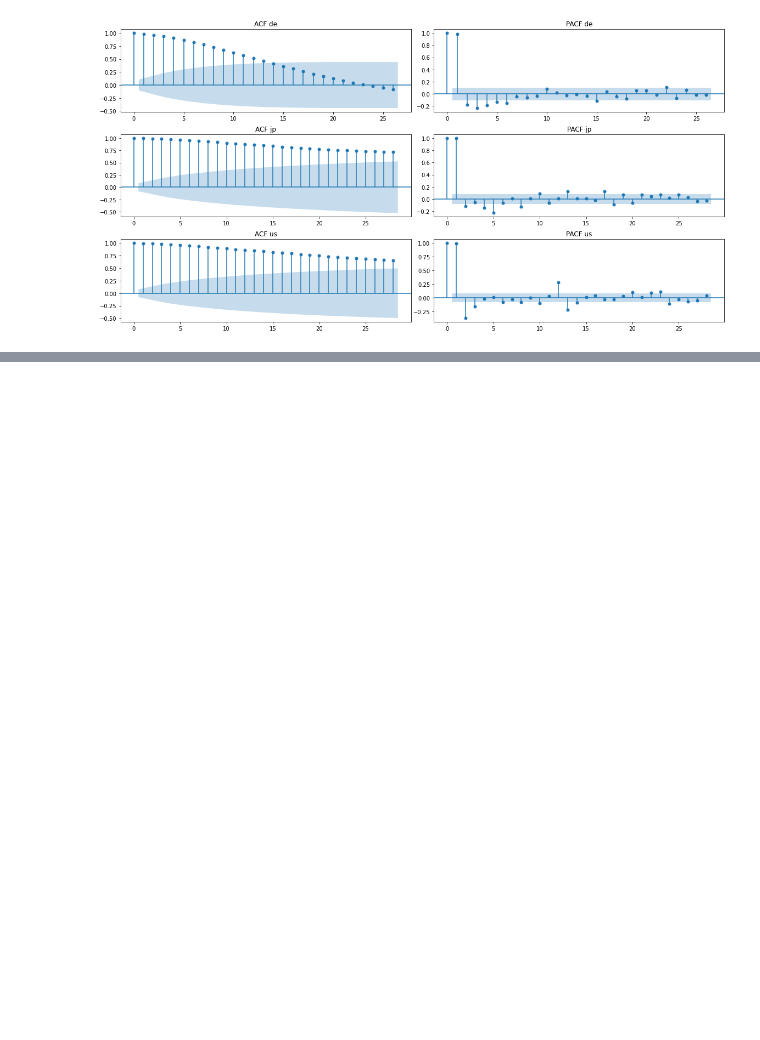
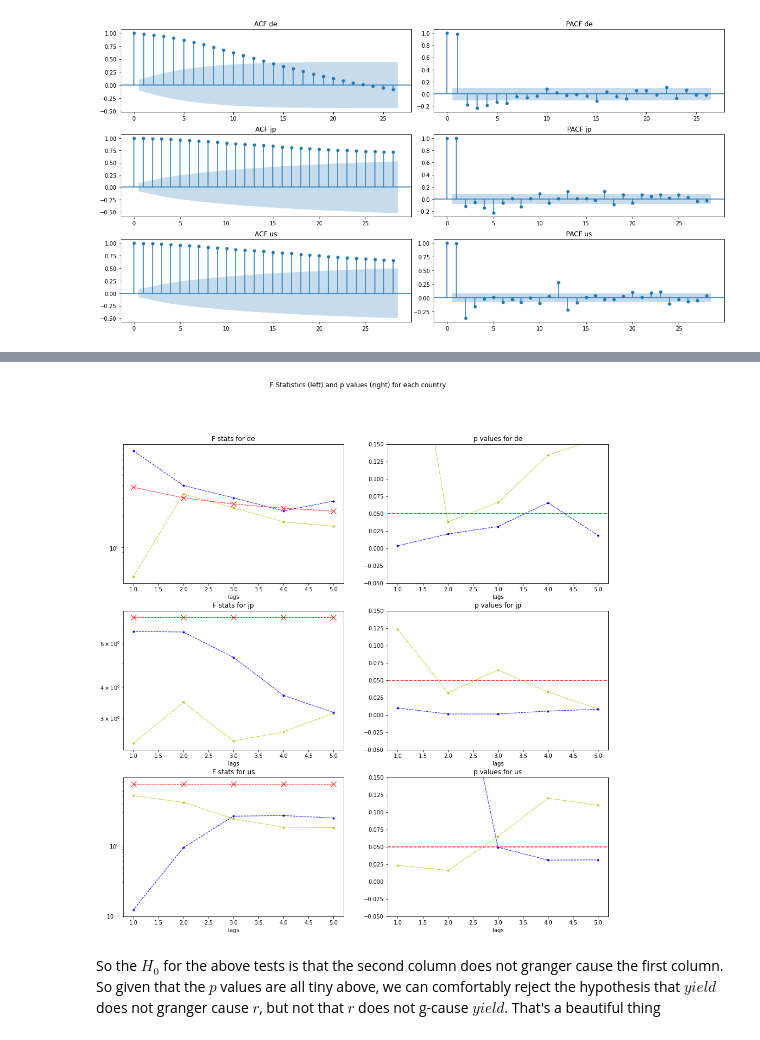
Before and after one commit to jthk1618/Causality, a Jupyter notebook: gdp_and_interest_rates.ipynb, the cells around one changed output, grey strips where cells are left out. Drawn from its saved outputs; the diff is of its cells as text; code cells hidden in the pictures; blank space fills up the shorter version.

```diff
--- a/gdp_and_interest_rates.ipynb
+++ b/gdp_and_interest_rates.ipynb
@@ -442,0 +422,11 @@ parameter F test:         F=3.1413  , p=0.0086  , df_denom=362, df_num=5
+# %%
+from statsmodels.tsa.stattools import grangercausalitytests as granger
+
+maxlag = 5 # test g-causality for lags 1 thorugh maxlag
+g_results = {}
+for c in countries:
+    h0 = df[["{}_y".format(c), "{}_r".format(c)]].dropna() # This will test "r g-causes y"
+    h1 = df[["{}_r".format(c), "jp_y".format(c)]].dropna() # This will test "y g-causes r"
+    test_h0 = granger(h0, maxlag=maxlag, verbose=False)
+    test_h1 = granger(h1, maxlag=maxlag, verbose=False)
+    g_results[c] = {"h0" : test_h0, "h1" : test_h1}
@@ -442,0 +459,52 @@ parameter F test:         F=3.1413  , p=0.0086  , df_denom=362, df_num=5
+# %%
+# --- Plot the Statistics
+
+_, ax = plt.subplots(3, 2, figsize=(16, 16))
+_.suptitle("F Statistics (left) and p values (right) for each country")
+
+significance = 0.05
+
+for i, c in enumerate(countries):
+    lags = range(1, maxlag+1)
+    tests = g_results[c]
+
+    # --- F test statistic
+    h0_ftest = [tests["h0"][l][0]["params_ftest"][0] for l in lags]
+    h1_ftest = [tests["h1"][l][0]["params_ftest"][0] for l in lags]
+
+    # --- P val of F stat
+    h0_pvals = [tests["h0"][l][0]["params_ftest"][1] for l in lags]
+    h1_pvals = [tests["h1"][l][0]["params_ftest"][1] for l in lags]
+
+    # --- DoFs
+    h0_dofs = [tests["h0"][l][0]["params_ftest"][2:] for l in lags]
+    h0_crit = [sig_x(dof[1], dof[0], significance).x for dof in h0_dofs]
+    h1_dofs = [tests["h1"][l][0]["params_ftest"][2:] for l in lags]
+    h1_crit = [sig_x(dof[1], dof[0], significance).x for dof in h1_dofs]
+
+    ax[i, 0].plot(lags, h0_ftest, '.--', lw=1, c="y", label="H0 {}".format(c))
+    ax[i, 0].plot(lags, h1_ftest, '.--', lw=1, c="b", label="H1 {}".format(c))
+
+    ax[i, 1].plot(lags, h0_pvals, '.--', lw=1, c="y", label="H0 {}".format(c))
+    ax[i, 1].plot(lags, h1_pvals, '.--', lw=1, c="b", label="H1 {}".format(c))
+
+    # --- Significant Values
+    ax[i, 0].plot(lags, h0_crit, "x--", lw=1, ms=10, c="r")
+    ax[i, 1].axhline(y=significance, color="r", linestyle="--")
+
+    ax[i, 0].set(
+        title="F stats for {}".format(c),
+        xlabel="lags",
+    )
+
+    ax[i, 1].set(
+        title="p values for {}".format(c),
+        ylim=(-0.05, 0.15),
+        xlabel="lags",
+    )
+
+    ax[i, 0].set_yscale("log")
+# %% [output]
+[figure, added]
+# %% [markdown]
+So the $H_0$ for the above tests is that the second column does not granger cause the first column. So given that the $p$ values are all tiny above, we can comfortably reject the hypothesis that $yield$ does not granger cause $r$, but not that $r$ does not g-cause $yield$. That's a beautiful thing
```
Also changed, not shown: parts of 4 cells of this notebook.
